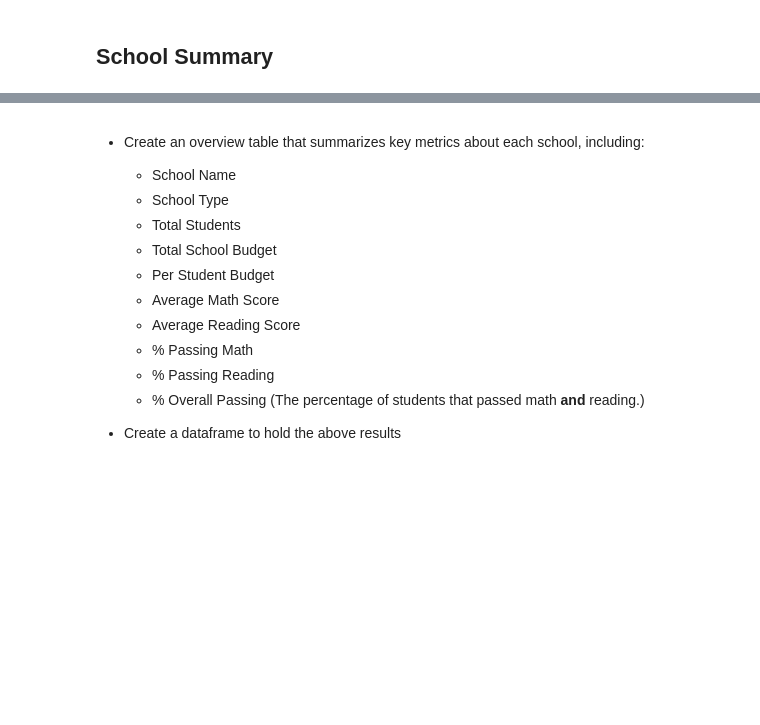
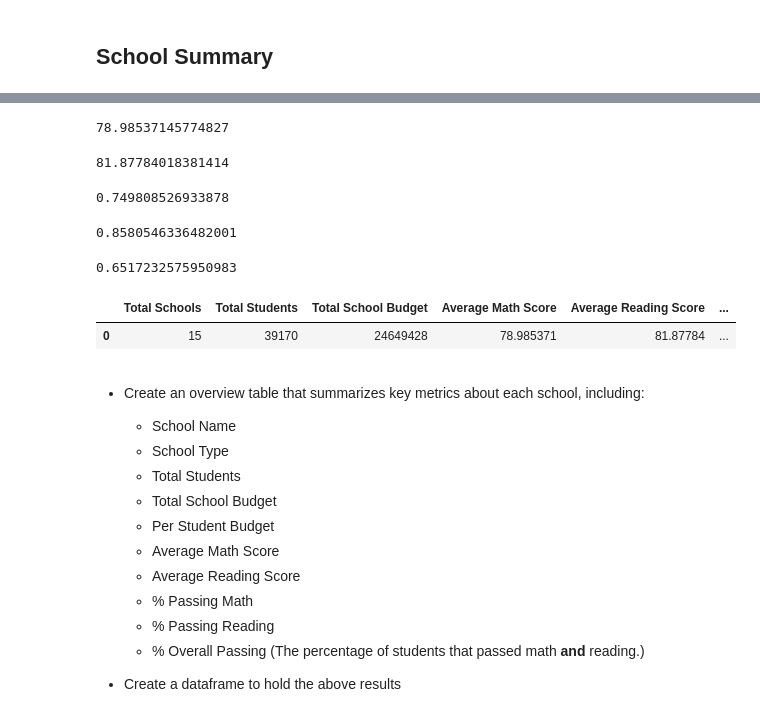
Before and after one commit to zetaum/pandas-challenge, a Jupyter notebook: PyCitySchools/PyCitySchools_starter.ipynb, the cells around one changed output, grey strips where cells are left out. Saved outputs shown, nothing was run; the diff lists cells and outputs as text; code cells hidden in the pictures; blank space fills up the shorter version.

```diff
--- a/PyCitySchools/PyCitySchools_starter.ipynb
+++ b/PyCitySchools/PyCitySchools_starter.ipynb
@@ -120,3 +75,52 @@ dist_sum.head()
+# %%
+#calculate average math score
+avg_math_score = student_data_df['math_score'].mean()
+avg_math_score
+# %% [output]
+78.98537145774827
+# %%
+#calculate average reading score
+avg_reading_score = student_data_df['reading_score'].mean()
+avg_reading_score
+# %% [output]
+81.87784018381414
+# %%
+#calculate the % of students with a passing math score (70 or greater)
+passing_math_score = student_data_df.loc[student_data_df['math_score'] >= 70]['math_score'].count()
+perc_passing_math = passing_math_score/total_number_students
+perc_passing_math
+# %% [output]
+0.749808526933878
+# %%
+#calculate the % of students with a passing reading score (70 or greater)
+passing_reading_score = student_data_df.loc[student_data_df['reading_score'] >= 70]['reading_score'].count()
+perc_passing_reading = passing_reading_score/total_number_students
+perc_passing_reading
+# %% [output]
+0.8580546336482001
+# %%
+#calculate the percentage of students who passed math and reading (% Overall Passing)
+overall_pass = student_data_df[(student_data_df['math_score'] >= 70) & (student_data_df['reading_score'] >= 70)]['student_name'].count()/total_number_students
+overall_pass
+# %% [output]
+0.6517232575950983
+# %%
+#create a dataframe to hold the above results
+district_summary_df = pd.DataFrame({"Total Schools": [total_number_school],
+                                    "Total Students": [total_number_students],
+                                    "Total School Budget": [total_budget],
+                                    "Average Math Score": [avg_math_score],
+                                    "Average Reading Score": [avg_reading_score],
+                                    "% Passing Math": [perc_passing_math],
+                                    "% Passing Reading":[perc_passing_reading],
+                                    "% Overall Passing":[overall_pass]
+})
+
+
+district_summary_df
+# %% [output]
+|  | Total Schools | Total Students | Total School Budget | Average Math Score | Average Reading Score | ... |
+| 0 | 15 | 39170 | 24649428 | 78.985371 | 81.87784 | ... |
 # %% [markdown]
 * Create an overview table that summarizes key metrics about each school, including:
   * School Name
```
Also changed, not shown: parts of 5 cells of this notebook.
